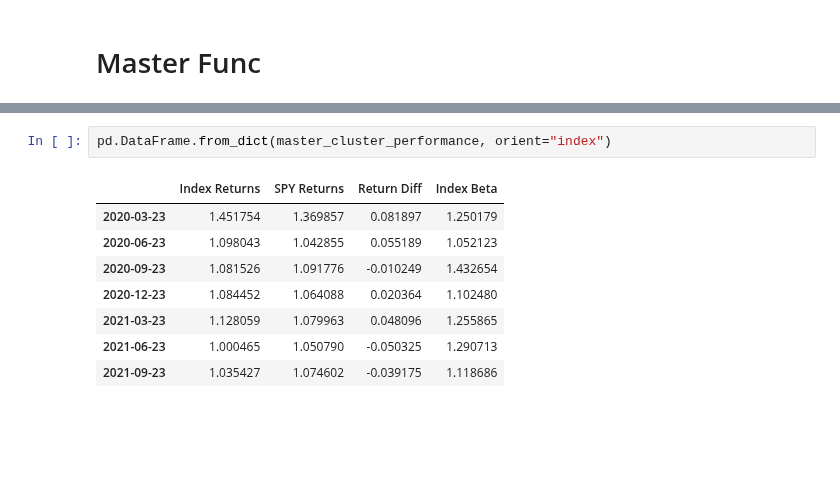
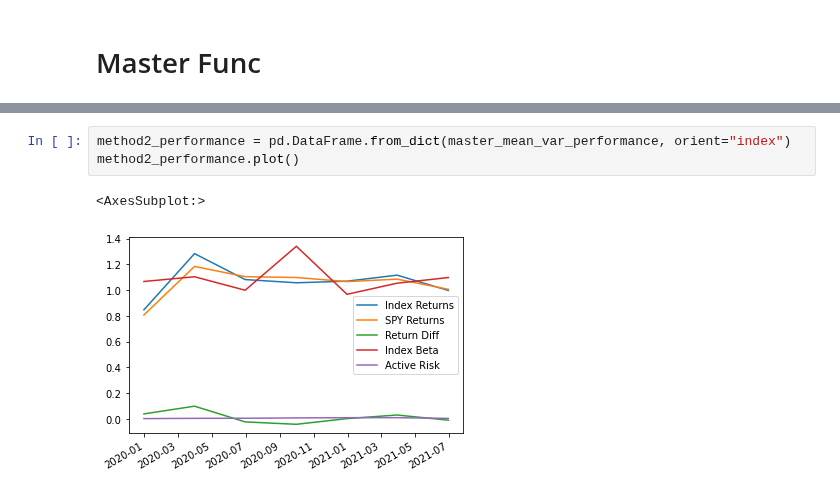
Before and after one commit to layoups/index-funds, a Jupyter notebook: create_indices.ipynb, the cells around one changed output, grey strips where cells are left out. Cells and saved outputs as stored; diff of their text form; blank space fills up the shorter version.

```diff
--- a/create_indices.ipynb
+++ b/create_indices.ipynb
@@ -348,12 +353,7 @@ pd.DataFrame.from_dict(master_mean_var_index, orient="index")
 70 rows × 1 columns
 # %%
-pd.DataFrame.from_dict(master_cluster_performance, orient="index")
+method2_performance = pd.DataFrame.from_dict(master_mean_var_performance, orient="index")
+method2_performance.plot()
 # %% [output]
-|  | Index Returns | SPY Returns | Return Diff | Index Beta |
-| 2020-03-23 | 1.451754 | 1.369857 | 0.081897 | 1.250179 |
-| 2020-06-23 | 1.098043 | 1.042855 | 0.055189 | 1.052123 |
-| 2020-09-23 | 1.081526 | 1.091776 | -0.010249 | 1.432654 |
-| 2020-12-23 | 1.084452 | 1.064088 | 0.020364 | 1.102480 |
-| 2021-03-23 | 1.128059 | 1.079963 | 0.048096 | 1.255865 |
-| 2021-06-23 | 1.000465 | 1.050790 | -0.050325 | 1.290713 |
-| 2021-09-23 | 1.035427 | 1.074602 | -0.039175 | 1.118686 |
+<AxesSubplot:>
+[figure, added]
```
Also changed, not shown: parts of 18 cells of this notebook, 3 other files.
